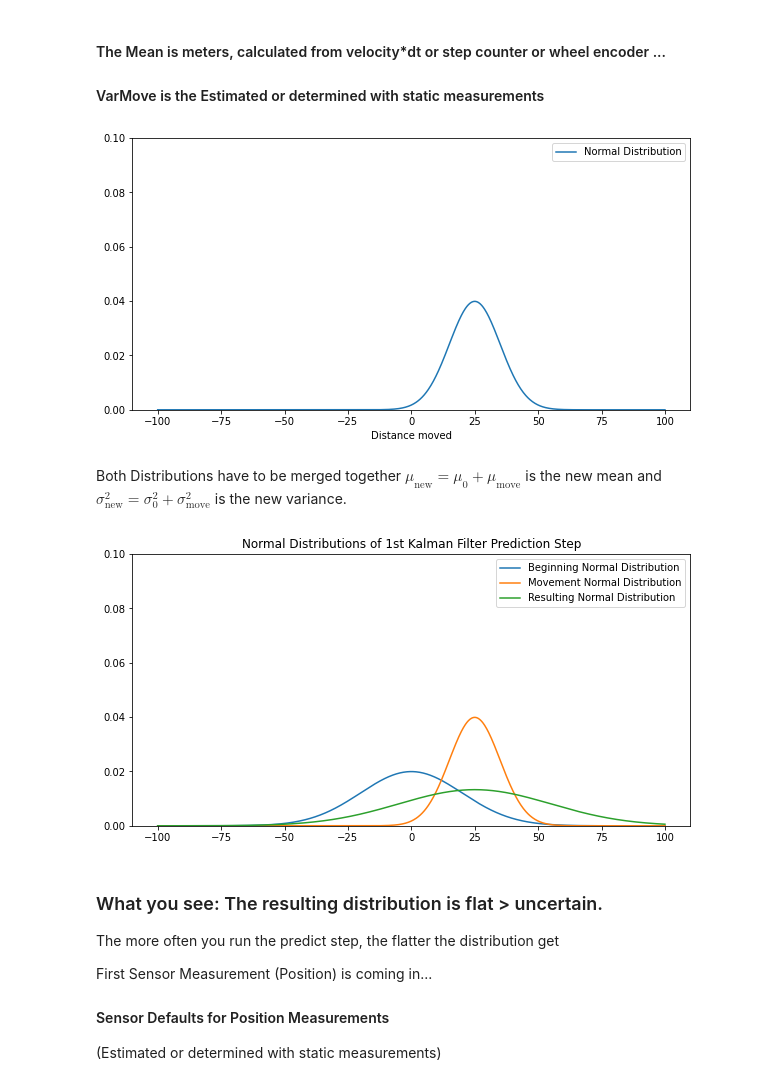
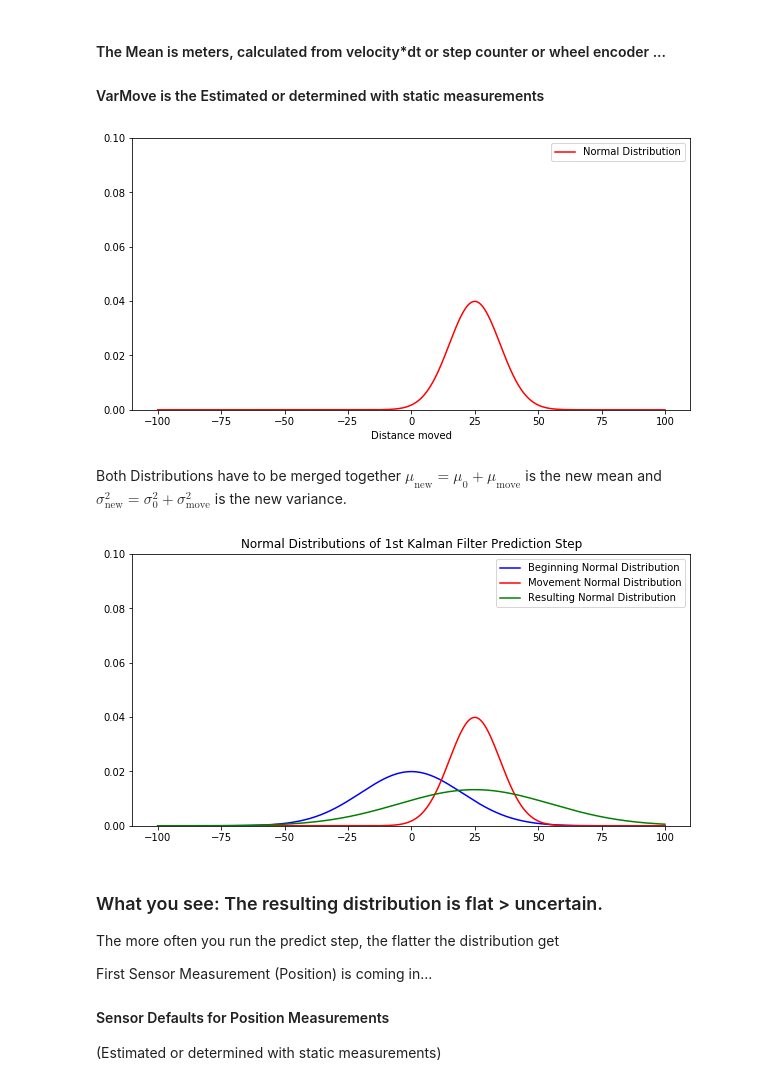
Before and after one commit to alanexplorer/Robotic-Algorithm-Tutorial, a Jupyter notebook: kalmanFIlter.ipynb, the cells around one changed output. Drawn from its saved outputs; the diff is of its cells as text; code cells hidden in the pictures.

```diff
--- a/kalmanFIlter.ipynb
+++ b/kalmanFIlter.ipynb
@@ -111,12 +111,12 @@ meanMove = 25.0
 varMove  = 10.0
 # %%
 plt.figure(figsize=(fw,5))
-plt.plot(x,scs.norm.pdf(x, meanMove, varMove), label='Normal Distribution')
+plt.plot(x,scs.norm.pdf(x, meanMove, varMove), 'r', label='Normal Distribution')
 plt.ylim(0, 0.1);
 plt.legend(loc='best');
 plt.xlabel('Distance moved');
 # %% [output]
-[figure, old version]
+[figure, new version]
 # %% [markdown]
 Both Distributions have to be merged together
 $\mu_\text{new}=\mu_\text{0}+\mu_\text{move}$ is the new mean and $\sigma^2_\text{new}=\sigma^2_\text{0}+\sigma^2_\text{move}$ is the new variance.
@@ -129,15 +129,15 @@ def predict(var, mean, varMove, meanMove):
 new_var, new_mean = predict(var0, mean0, varMove, meanMove)
 # %%
 plt.figure(figsize=(fw,5))
-plt.plot(x,scs.norm.pdf(x, mean0, var0), label='Beginning Normal Distribution')
-plt.plot(x,scs.norm.pdf(x, meanMove, varMove), label='Movement Normal Distribution')
-plt.plot(x,scs.norm.pdf(x, new_mean, new_var), label='Resulting Normal Distribution')
+plt.plot(x,scs.norm.pdf(x, mean0, var0), 'b', label='Beginning Normal Distribution')
+plt.plot(x,scs.norm.pdf(x, meanMove, varMove), 'r', label='Movement Normal Distribution')
+plt.plot(x,scs.norm.pdf(x, new_mean, new_var), 'g', label='Resulting Normal Distribution')
 plt.ylim(0, 0.1);
 plt.legend(loc='best');
 plt.title('Normal Distributions of 1st Kalman Filter Prediction Step');
 plt.savefig('Kalman-Filter-1D-Step.png', dpi=150)
 # %% [output]
-[figure, old version]
+[figure, new version]
 # %% [markdown]
 ### What you see: The resulting distribution is flat > uncertain.
 
```
Also changed, not shown: parts of 90 cells of this notebook, 2 other files.
